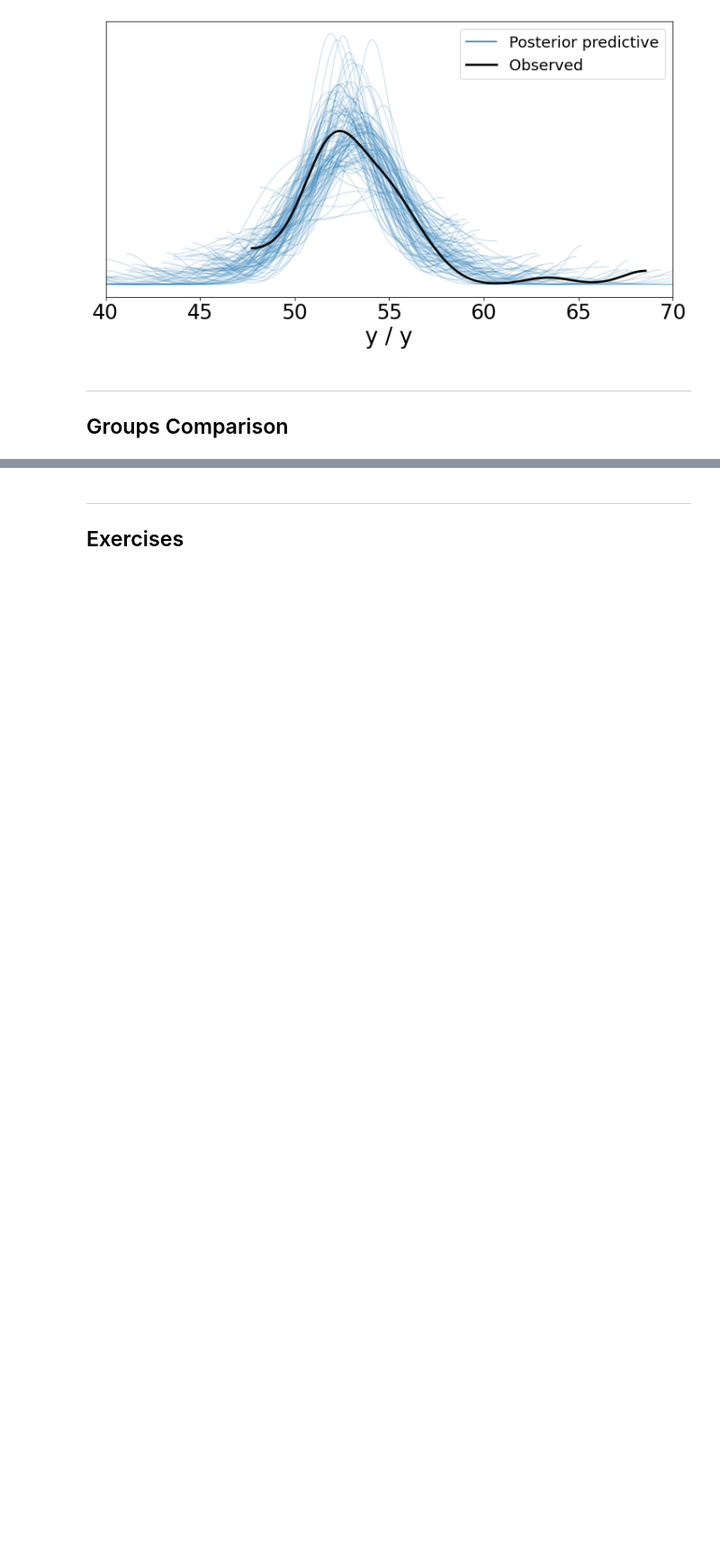
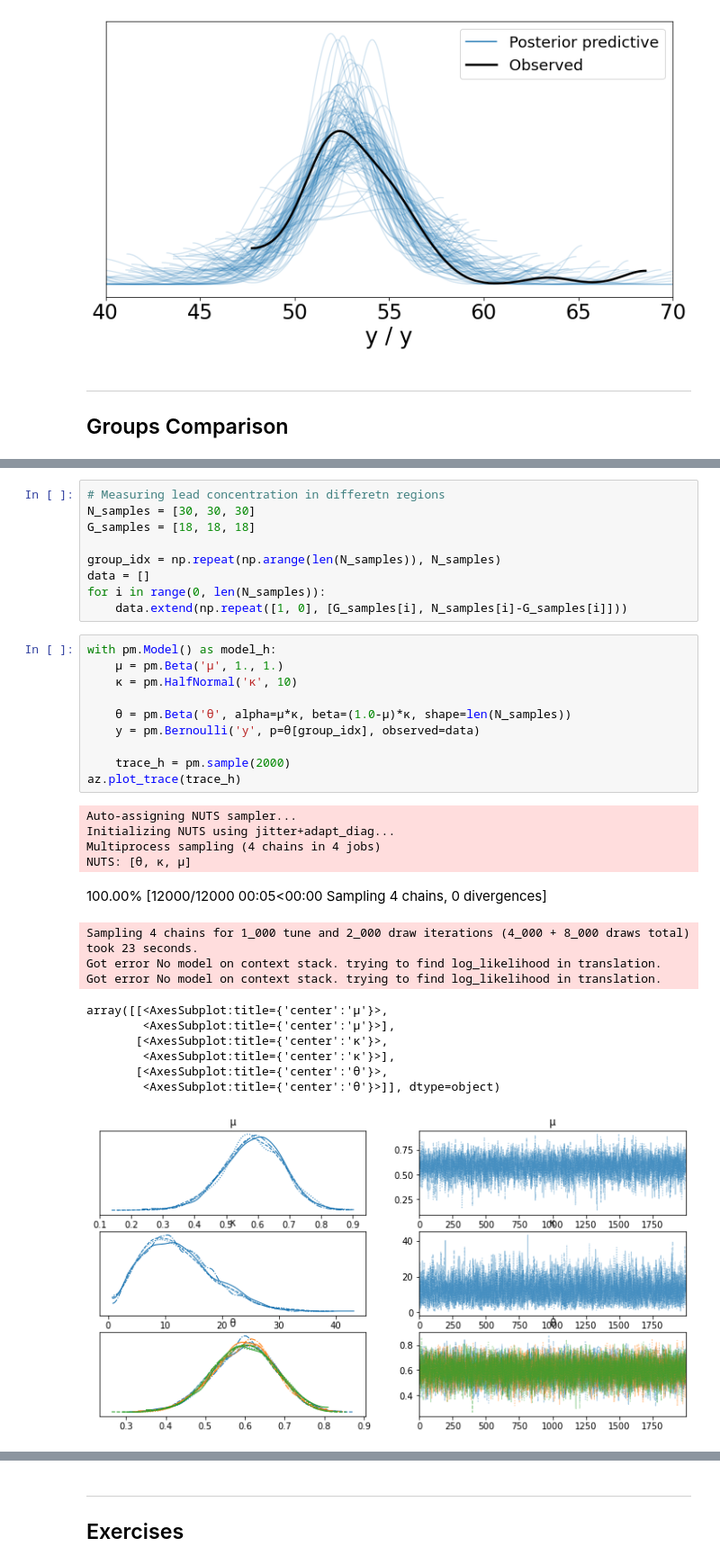
Before and after one commit to jwalluww/Bayesian_Inference, a Jupyter notebook: Bayesian_Analysis_Python/Chapter_2.ipynb, the cells around one changed output, grey strips where cells are left out. Shown at 90% size. Cells and saved outputs as stored; diff of their text form; blank space fills up the shorter version.

```diff
--- a/Bayesian_Analysis_Python/Chapter_2.ipynb
+++ b/Bayesian_Analysis_Python/Chapter_2.ipynb
@@ -278,0 +349,35 @@ posterior predictive variable y's shape not compatible with number of chains and
+# %%
+# Measuring lead concentration in differetn regions
+N_samples = [30, 30, 30]
+G_samples = [18, 18, 18]
+
+group_idx = np.repeat(np.arange(len(N_samples)), N_samples)
+data = []
+for i in range(0, len(N_samples)):
+    data.extend(np.repeat([1, 0], [G_samples[i], N_samples[i]-G_samples[i]]))
+# %%
+with pm.Model() as model_h:
+    μ = pm.Beta('μ', 1., 1.)
+    κ = pm.HalfNormal('κ', 10)
+
+    θ = pm.Beta('θ', alpha=μ*κ, beta=(1.0-μ)*κ, shape=len(N_samples))
+    y = pm.Bernoulli('y', p=θ[group_idx], observed=data)
+
+    trace_h = pm.sample(2000)
+az.plot_trace(trace_h)
+# %% [output]
+Auto-assigning NUTS sampler...
+Initializing NUTS using jitter+adapt_diag...
+Multiprocess sampling (4 chains in 4 jobs)
+NUTS: [θ, κ, μ]
+100.00% [12000/12000 00:05<00:00 Sampling 4 chains, 0 divergences]
+Sampling 4 chains for 1_000 tune and 2_000 draw iterations (4_000 + 8_000 draws total) took 23 seconds.
+Got error No model on context stack. trying to find log_likelihood in translation.
+Got error No model on context stack. trying to find log_likelihood in translation.
+array([[<AxesSubplot:title={'center':'μ'}>,
+        <AxesSubplot:title={'center':'μ'}>],
+       [<AxesSubplot:title={'center':'κ'}>,
+        <AxesSubplot:title={'center':'κ'}>],
+       [<AxesSubplot:title={'center':'θ'}>,
+        <AxesSubplot:title={'center':'θ'}>]], dtype=object)
+[figure, added]
```
Also changed, not shown: parts of 11 cells of this notebook, 2 other files.
